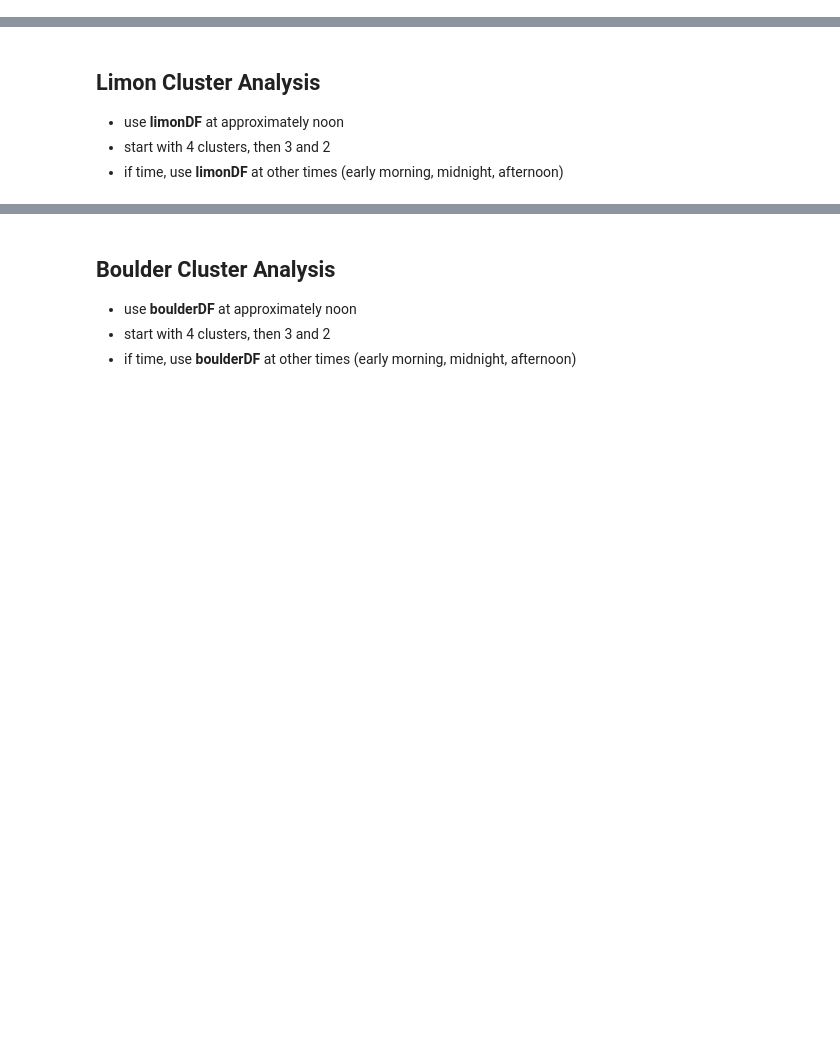
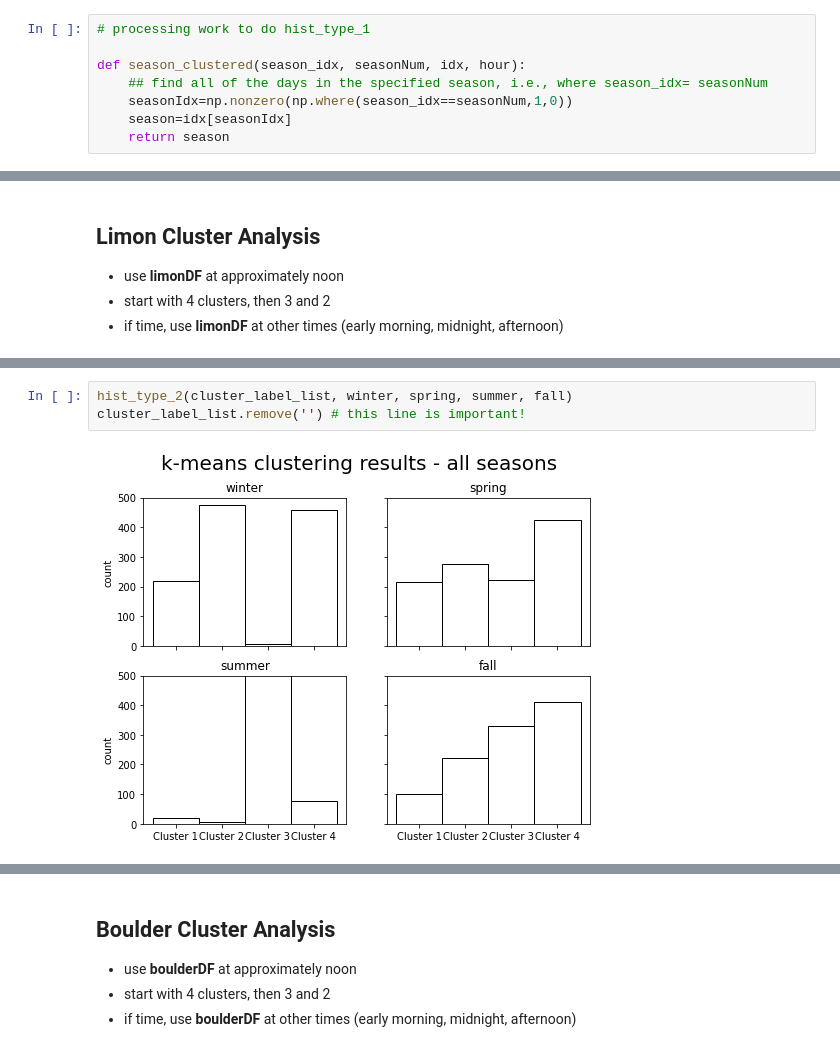
Before and after one commit to scrand23/ATOC4500-DataScience, a Jupyter notebook: Project.ipynb, the cells around one changed output, grey strips where cells are left out. Drawn from its saved outputs; the diff is of its cells as text; blank space fills up the shorter version.

```diff
--- a/Project.ipynb
+++ b/Project.ipynb
@@ -175,0 +211,8 @@ def seasonal_assignment_by_year(idx, city):
+# %%
+# processing work to do hist_type_1
+
+def season_clustered(season_idx, seasonNum, idx, hour):
+    ## find all of the days in the specified season, i.e., where season_idx= seasonNum
+    seasonIdx=np.nonzero(np.where(season_idx==seasonNum,1,0))
+    season=idx[seasonIdx]
+    return season
@@ -188,0 +318,5 @@ seasonal_assignment_by_year(limonIdx, "Limon, CO")
+# %%
+hist_type_2(cluster_label_list, winter, spring, summer, fall)
+cluster_label_list.remove('') # this line is important!
+# %% [output]
+[figure, added]
```
Also changed, not shown: parts of 18 cells of this notebook.
